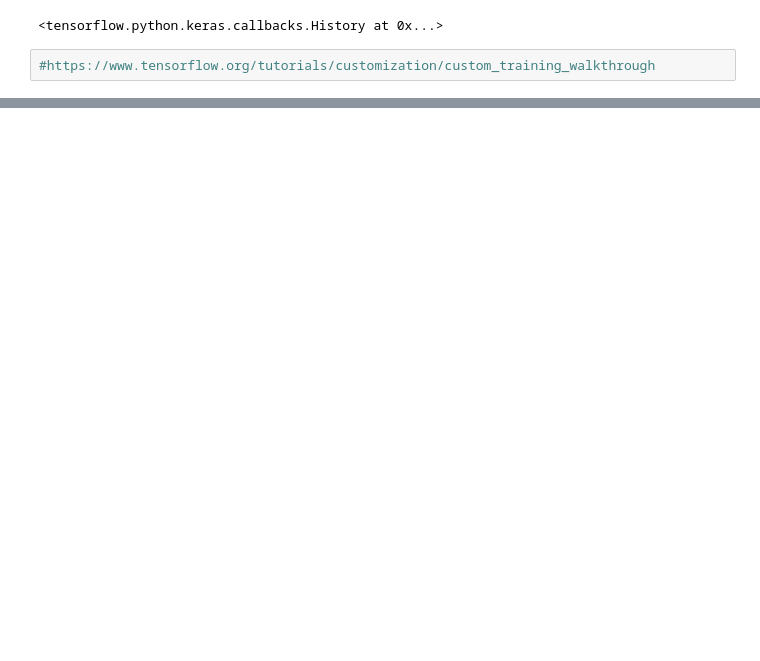
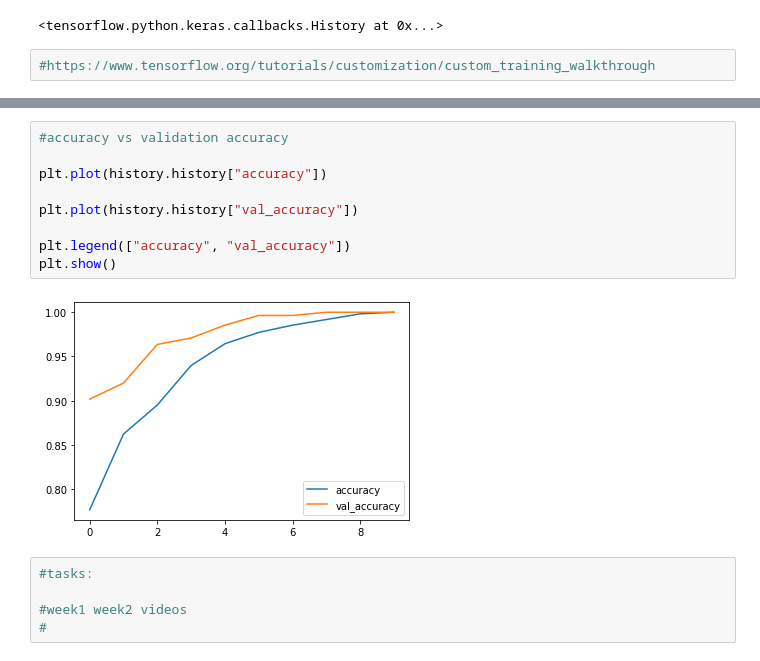
Before and after one commit to DONTSAYCANT/Tensorflow, a Jupyter notebook: Tensorflow_chapter1.ipynb, the cells around one changed output, grey strips where cells are left out. Drawn from its saved outputs; the diff is of its cells as text; blank space fills up the shorter version.

```diff
--- a/Tensorflow_chapter1.ipynb
+++ b/Tensorflow_chapter1.ipynb
@@ -274,0 +460,16 @@ Epoch 20/20
+# %%
+#accuracy vs validation accuracy
+
+plt.plot(history.history["accuracy"])
+
+plt.plot(history.history["val_accuracy"])
+
+plt.legend(["accuracy", "val_accuracy"])
+plt.show()
+# %% [output]
+[figure, added]
+# %%
+#tasks:
+
+#week1 week2 videos
+#
```
Also changed, not shown: parts of 30 cells of this notebook, 1 other file.
